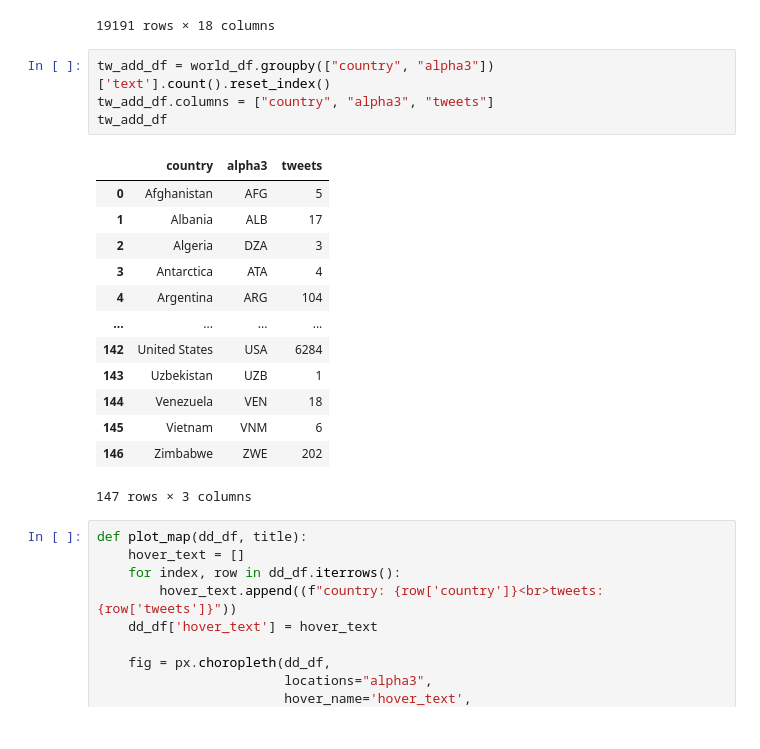
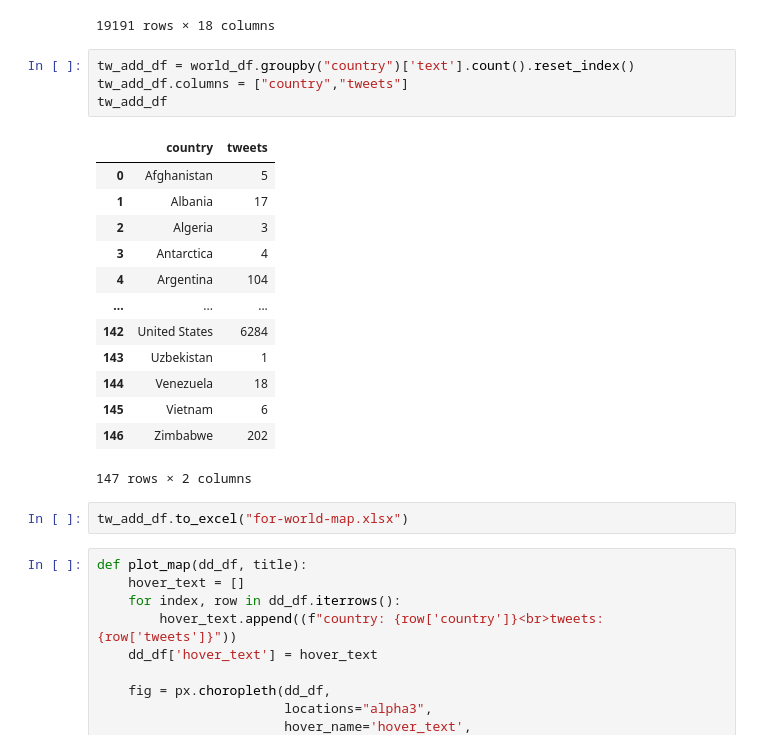
Before and after one commit to tkmanabat/Philippine-Junior-Data-Science-Challenge, a Jupyter notebook: worldmap.ipynb, the cells around one changed output. Saved outputs shown, nothing was run; the diff lists cells and outputs as text.

Commit message:
export-countries-for-world-map

```diff
--- a/worldmap.ipynb
+++ b/worldmap.ipynb
@@ -130,23 +130,25 @@ world_df
 | 19190 | 1374011935000297473 | marcosecchi | Slovenia | ▸Leica Photographer @GettyImages\... | 2009-02-20 21:14:47 | 12880 | 894 | ... |
 19191 rows × 18 columns
 # %%
-tw_add_df = world_df.groupby(["country", "alpha3"])['text'].count().reset_index()
-tw_add_df.columns = ["country", "alpha3", "tweets"]
+tw_add_df = world_df.groupby("country")['text'].count().reset_index()
+tw_add_df.columns = ["country","tweets"]
 tw_add_df
 # %% [output]
-|  | country | alpha3 | tweets |
-| 0 | Afghanistan | AFG | 5 |
-| 1 | Albania | ALB | 17 |
-| 2 | Algeria | DZA | 3 |
-| 3 | Antarctica | ATA | 4 |
-| 4 | Argentina | ARG | 104 |
-| ... | ... | ... | ... |
-| 142 | United States | USA | 6284 |
-| 143 | Uzbekistan | UZB | 1 |
-| 144 | Venezuela | VEN | 18 |
-| 145 | Vietnam | VNM | 6 |
-| 146 | Zimbabwe | ZWE | 202 |
+|  | country | tweets |
+| 0 | Afghanistan | 5 |
+| 1 | Albania | 17 |
+| 2 | Algeria | 3 |
+| 3 | Antarctica | 4 |
+| 4 | Argentina | 104 |
+| ... | ... | ... |
+| 142 | United States | 6284 |
+| 143 | Uzbekistan | 1 |
+| 144 | Venezuela | 18 |
+| 145 | Vietnam | 6 |
+| 146 | Zimbabwe | 202 |
-147 rows × 3 columns
+147 rows × 2 columns
+# %%
+tw_add_df.to_excel("for-world-map.xlsx")
 # %%
 def plot_map(dd_df, title):
     hover_text = []
```
Also changed, not shown: parts of 1 cell of this notebook, 1 other file.
